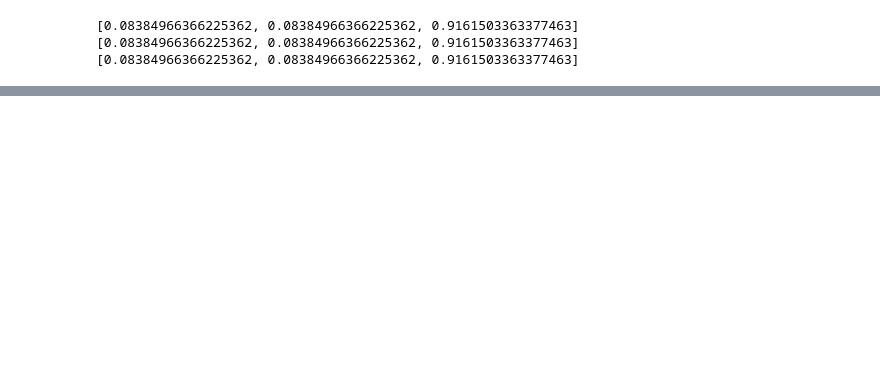
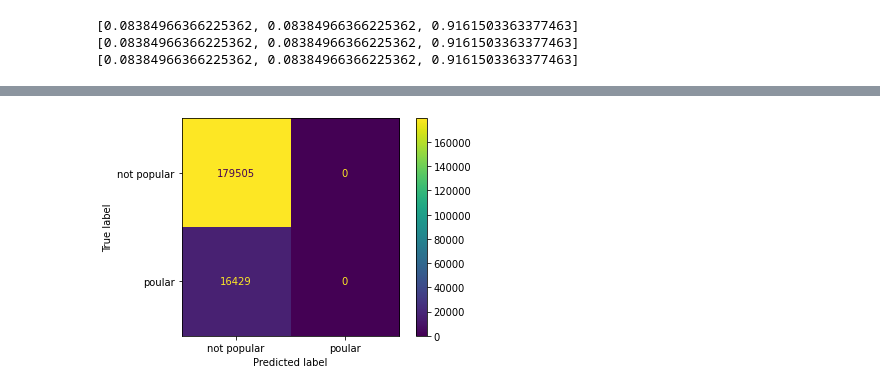
Before and after one commit to Zaidek/Part-II-Disertation, a Jupyter notebook: Linear Modelling/evaluating.ipynb, the cells around one changed output, grey strips where cells are left out. Drawn from its saved outputs; the diff is of its cells as text; code cells hidden in the pictures; blank space fills up the shorter version.

```diff
--- a/Linear Modelling/evaluating.ipynb
+++ b/Linear Modelling/evaluating.ipynb
@@ -61,0 +102,7 @@ print(out3[1])
+# %%
+# plot confusion matrix for second model
+display = metrics.ConfusionMatrixDisplay(confusion_matrix=conf2, display_labels=["not popular", "poular"])
+display.plot()
+plt.show()
+# %% [output]
+[figure, added]
```
Also changed, not shown: parts of 14 cells of this notebook, 1 other file.
